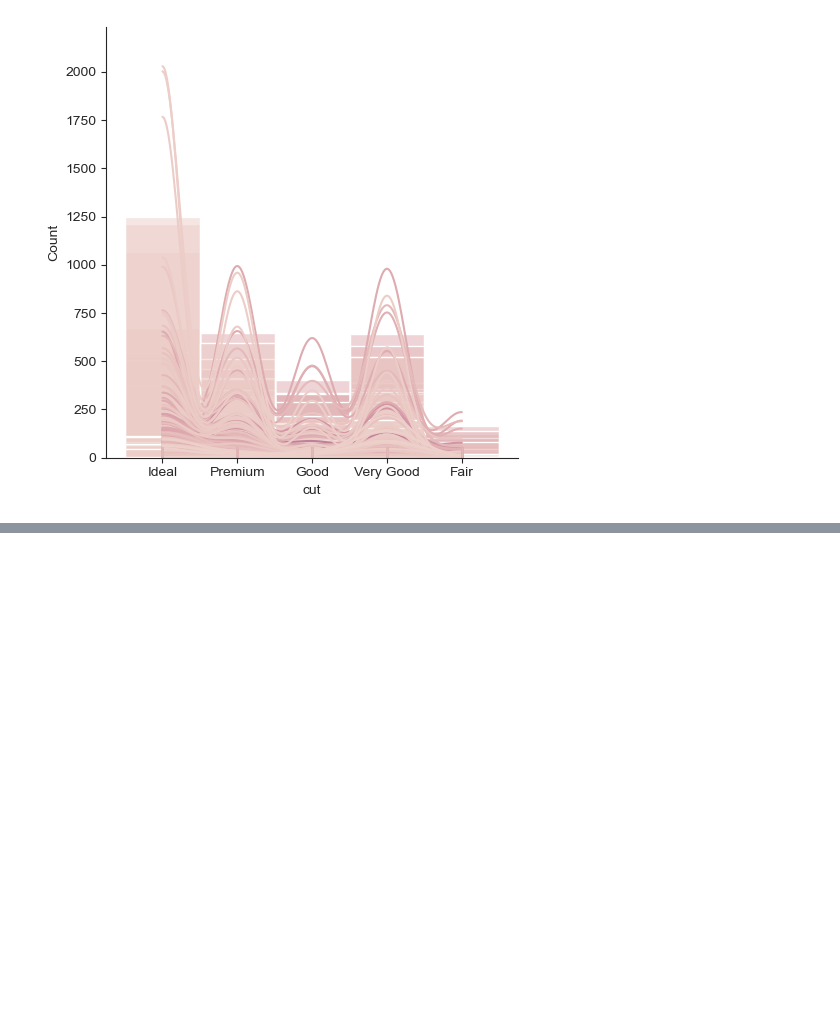
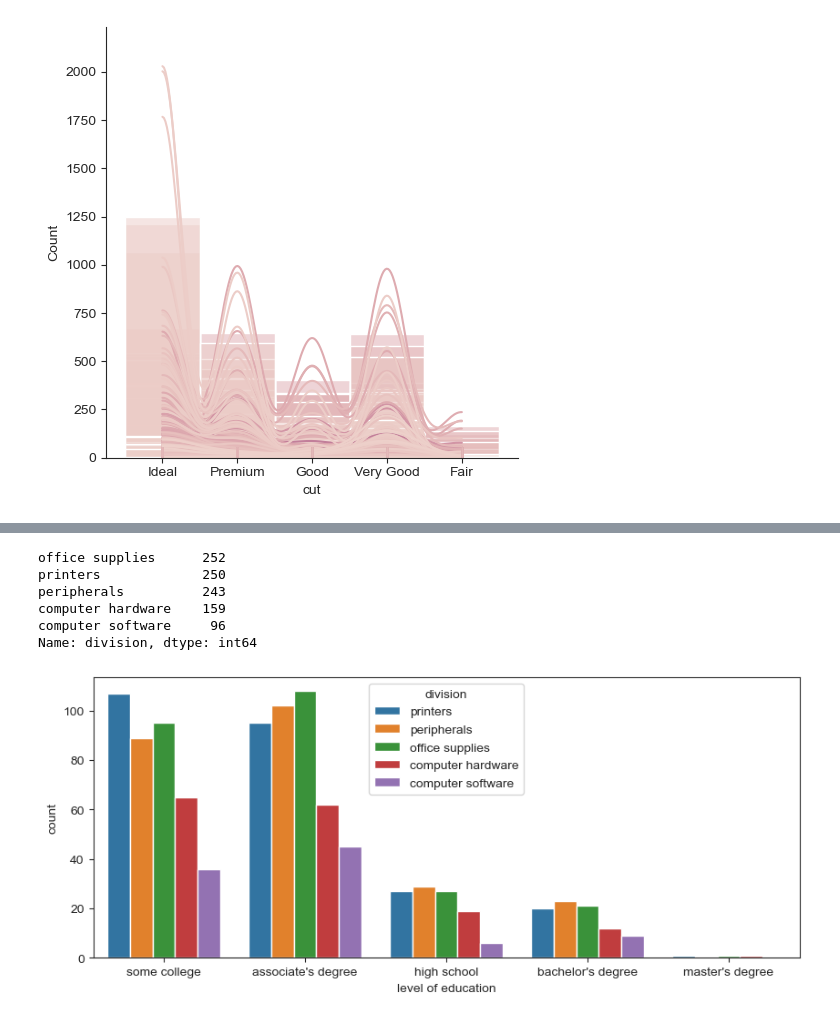
Before and after one commit to rohitcodism/ML-DS, a Jupyter notebook: practices/Seaborn/scatterPlot.ipynb, the cells around one changed output, grey strips where cells are left out. Cells and saved outputs as stored; diff of their text form; code cells hidden in the pictures; blank space fills up the shorter version.

```diff
--- a/practices/Seaborn/scatterPlot.ipynb
+++ b/practices/Seaborn/scatterPlot.ipynb
@@ -150,0 +176,15 @@ sns.displot(x='cut', data=df6, hue='carat', legend=None, rug=True, kde=True, col
+# %%
+df['division'].value_counts()
+# %% [output]
+office supplies      252
+printers             250
+peripherals          243
+computer hardware    159
+computer software     96
+Name: division, dtype: int64
+# %%
+plt.figure(figsize=(10, 4), dpi=100)
+sns.countplot(data=df, x='level of education', hue='division')
+plt.show()
+# %% [output]
+[figure, added]
```
Also changed, not shown: parts of 2 cells of this notebook.
